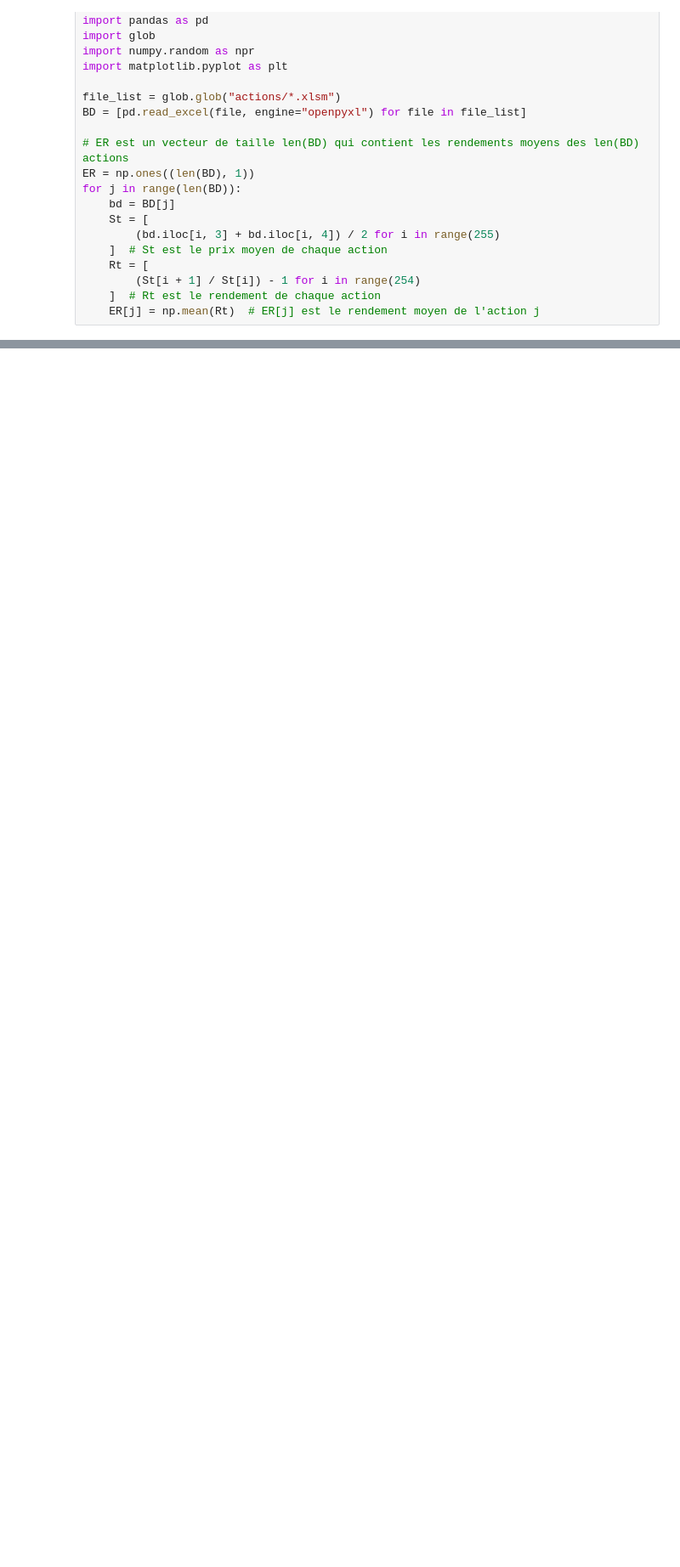
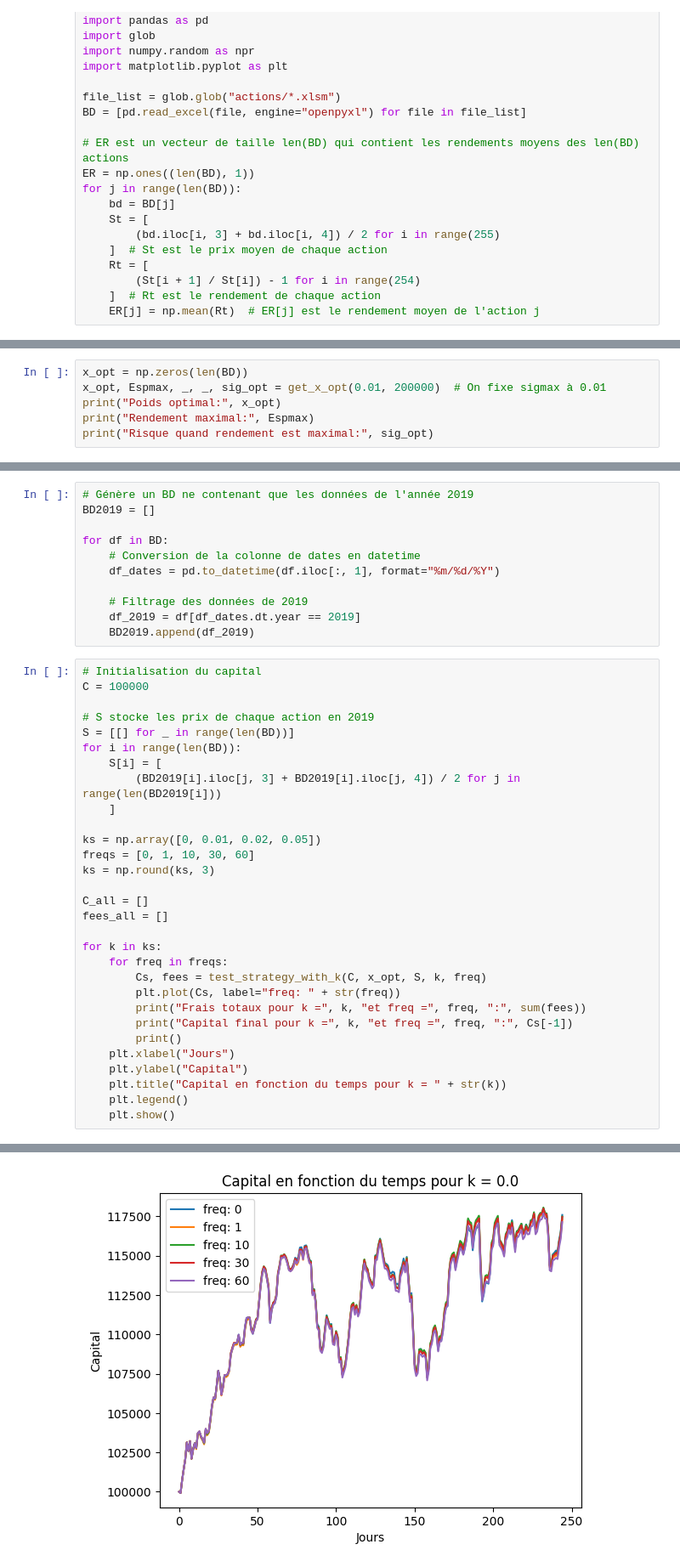
Before and after one commit to yangjoanne216/FinanceMarche, a Jupyter notebook: Main.ipynb, the cells around one changed output, grey strips where cells are left out. Shown at 85% size. Cells and saved outputs as stored; diff of their text form; blank space fills up the shorter version.

```diff
--- a/Main.ipynb
+++ b/Main.ipynb
@@ -415,0 +431,6 @@ plt.show()
+# %%
+x_opt = np.zeros(len(BD))
+x_opt, Espmax, _, _, sig_opt = get_x_opt(0.01, 200000)  # On fixe sigmax à 0.01
+print("Poids optimal:", x_opt)
+print("Rendement maximal:", Espmax)
+print("Risque quand rendement est maximal:", sig_opt)
@@ -415,0 +444,42 @@ plt.show()
+# %%
+# Génère un BD ne contenant que les données de l'année 2019
+BD2019 = []
+
+for df in BD:
+    # Conversion de la colonne de dates en datetime
+    df_dates = pd.to_datetime(df.iloc[:, 1], format="%m/%d/%Y")
+
+    # Filtrage des données de 2019
+    df_2019 = df[df_dates.dt.year == 2019]
+    BD2019.append(df_2019)
+# %%
+# Initialisation du capital
+C = 100000
+
+# S stocke les prix de chaque action en 2019
+S = [[] for _ in range(len(BD))]
+for i in range(len(BD)):
+    S[i] = [
+        (BD2019[i].iloc[j, 3] + BD2019[i].iloc[j, 4]) / 2 for j in range(len(BD2019[i]))
+    ]
+
+ks = np.array([0, 0.01, 0.02, 0.05])
+freqs = [0, 1, 10, 30, 60]
+ks = np.round(ks, 3)
+
+C_all = []
+fees_all = []
+
+for k in ks:
+    for freq in freqs:
+        Cs, fees = test_strategy_with_k(C, x_opt, S, k, freq)
+        plt.plot(Cs, label="freq: " + str(freq))
+        print("Frais totaux pour k =", k, "et freq =", freq, ":", sum(fees))
+        print("Capital final pour k =", k, "et freq =", freq, ":", Cs[-1])
+        print()
+    plt.xlabel("Jours")
+    plt.ylabel("Capital")
+    plt.title("Capital en fonction du temps pour k = " + str(k))
+    plt.legend()
+    plt.show()
+# %% [output]
@@ -415,0 +500 @@ plt.show()
+[figure, added]
```
Also changed, not shown: parts of 17 cells of this notebook.
